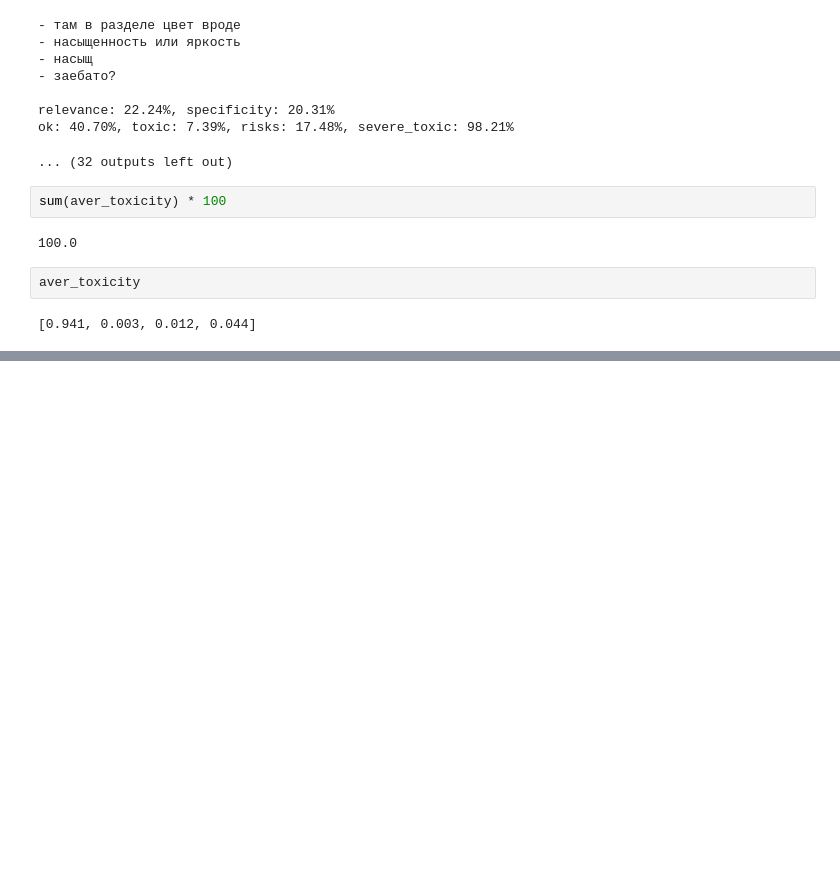
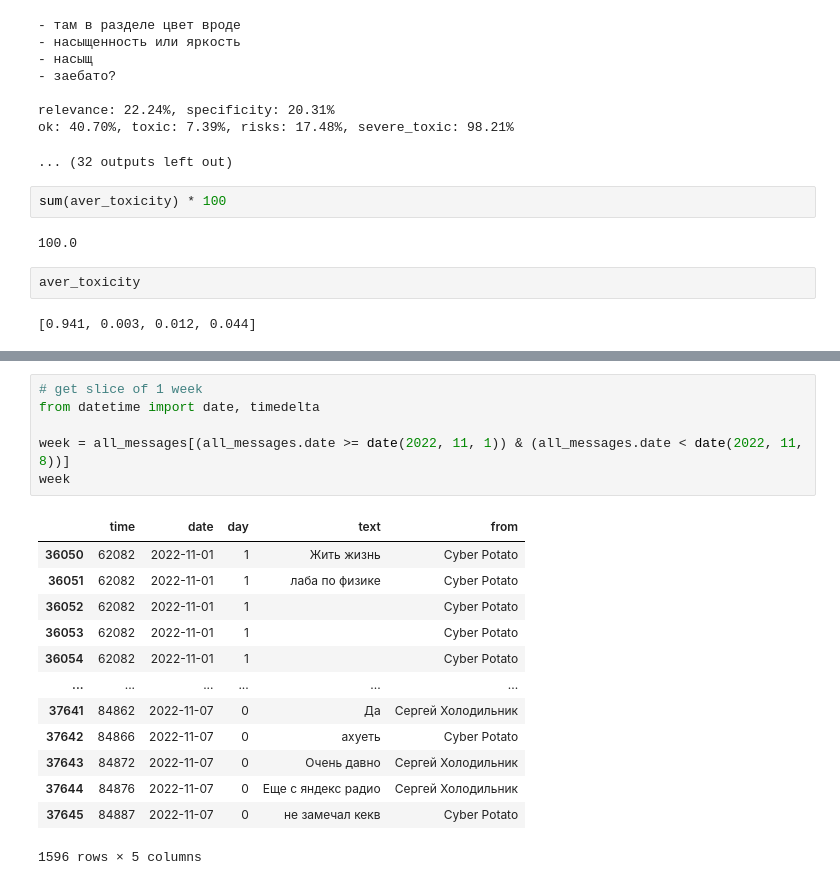
Before and after one commit to suai-ai/dialog-parser, a Jupyter notebook: dataset_gen.ipynb, the cells around one changed output, grey strips where cells are left out. Saved outputs shown, nothing was run; the diff lists cells and outputs as text; blank space fills up the shorter version.

```diff
--- a/dataset_gen.ipynb
+++ b/dataset_gen.ipynb
@@ -311,0 +410,20 @@ aver_toxicity
+# %%
+# get slice of 1 week
+from datetime import date, timedelta
+
+week = all_messages[(all_messages.date >= date(2022, 11, 1)) & (all_messages.date < date(2022, 11, 8))]
+week
+# %% [output]
+|  | time | date | day | text | from |
+| 36050 | 62082 | 2022-11-01 | 1 | Жить жизнь | Cyber Potato |
+| 36051 | 62082 | 2022-11-01 | 1 | лаба по физике | Cyber Potato |
+| 36052 | 62082 | 2022-11-01 | 1 |  | Cyber Potato |
+| 36053 | 62082 | 2022-11-01 | 1 |  | Cyber Potato |
+| 36054 | 62082 | 2022-11-01 | 1 |  | Cyber Potato |
+| ... | ... | ... | ... | ... | ... |
+| 37641 | 84862 | 2022-11-07 | 0 | Да | Сергей Холодильник |
+| 37642 | 84866 | 2022-11-07 | 0 | ахуеть | Cyber Potato |
+| 37643 | 84872 | 2022-11-07 | 0 | Очень давно | Сергей Холодильник |
+| 37644 | 84876 | 2022-11-07 | 0 | Еще с яндекс радио | Сергей Холодильник |
+| 37645 | 84887 | 2022-11-07 | 0 | не замечал кекв | Cyber Potato |
+1596 rows × 5 columns
```
Also changed, not shown: parts of 7 cells of this notebook, 3 other files.
